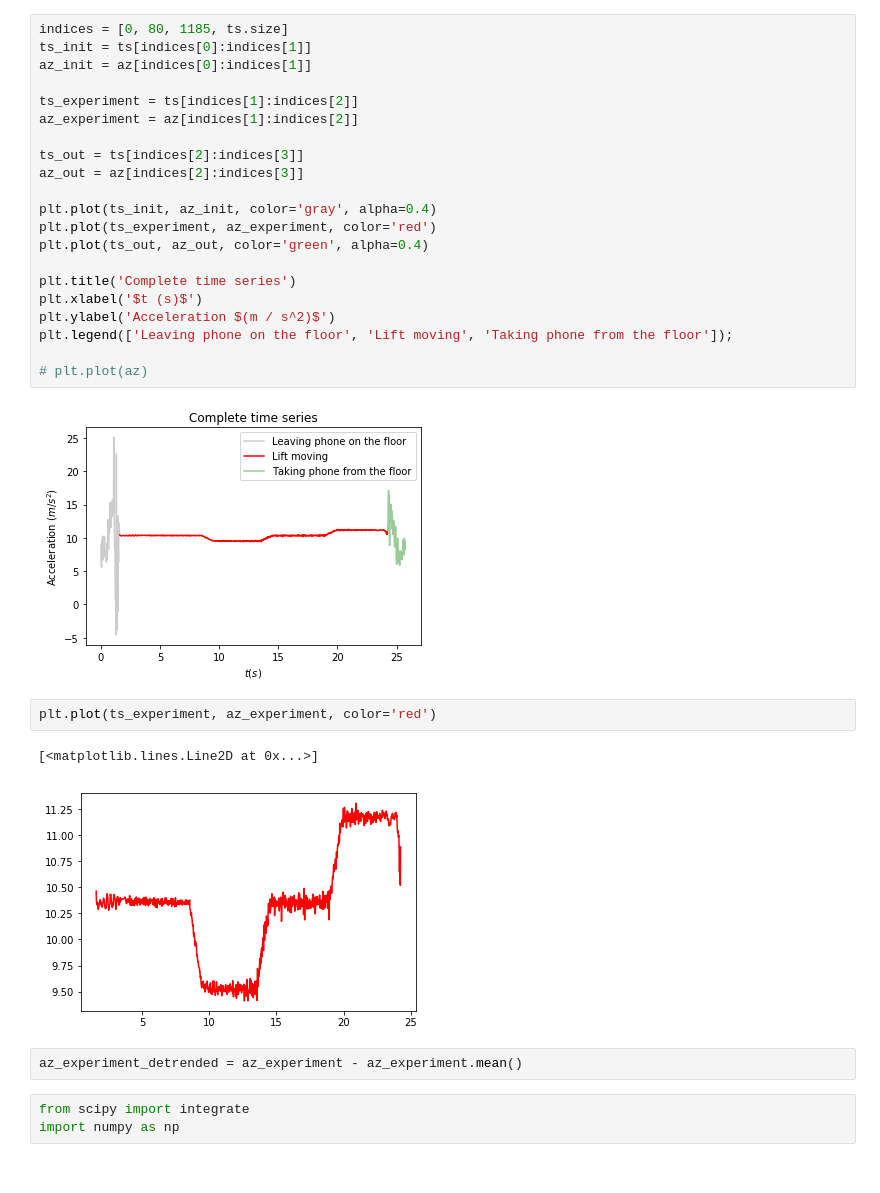
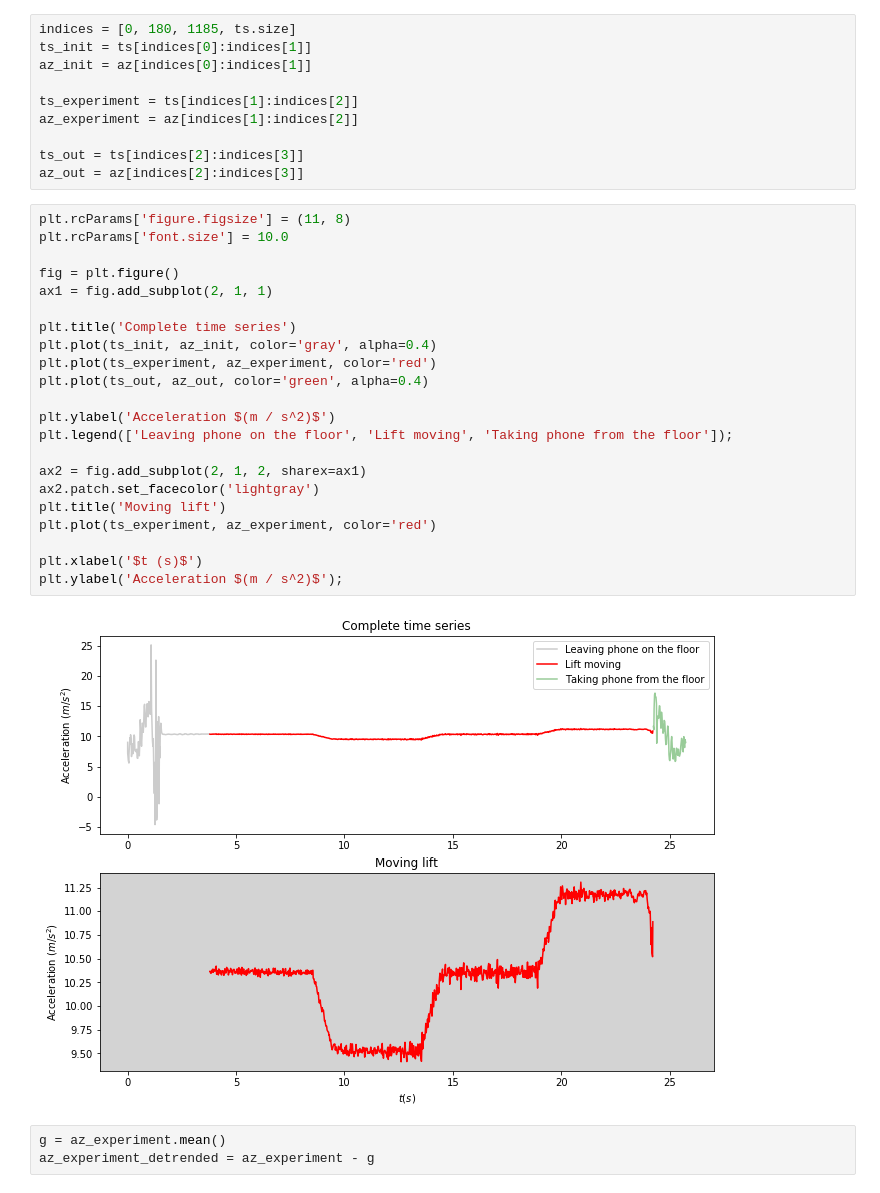
Before and after one commit to PabRod/elevator-tool, a Jupyter notebook: Analysis Skyscrapper.ipynb, the cells around one changed output. Drawn from its saved outputs; the diff is of its cells as text.

```diff
--- a/Analysis Skyscrapper.ipynb
+++ b/Analysis Skyscrapper.ipynb
@@ -23,5 +17,5 @@ data.head()
 # %%
-indices = [0, 80, 1185, ts.size]
+indices = [0, 180, 1185, ts.size]
 ts_init = ts[indices[0]:indices[1]]
 az_init = az[indices[0]:indices[1]]
 
@@ -30,29 +24,33 @@ az_experiment = az[indices[1]:indices[2]]
 
 ts_out = ts[indices[2]:indices[3]]
 az_out = az[indices[2]:indices[3]]
-
-plt.plot(ts_init, az_init, color='gray', alpha=0.4)
-plt.plot(ts_experiment, az_experiment, color='red')
-plt.plot(ts_out, az_out, color='green', alpha=0.4)
-
-plt.title('Complete time series')
-plt.xlabel('$t (s)$')
-plt.ylabel('Acceleration $(m / s^2)$')
-plt.legend(['Leaving phone on the floor', 'Lift moving', 'Taking phone from the floor']);
-
-# plt.plot(az)
-# %% [output]
-[figure, removed]
-# %%
-plt.plot(ts_experiment, az_experiment, color='red')
-# %% [output]
-[<matplotlib.lines.Line2D at 0x...>]
-[figure, removed]
-# %%
-az_experiment_detrended = az_experiment - az_experiment.mean()
-# %%
-from scipy import integrate
-import numpy as np
+# %%
+plt.rcParams['figure.figsize'] = (11, 8)
+plt.rcParams['font.size'] = 10.0
+
+fig = plt.figure()
+ax1 = fig.add_subplot(2, 1, 1)
+
+plt.title('Complete time series')
+plt.plot(ts_init, az_init, color='gray', alpha=0.4)
+plt.plot(ts_experiment, az_experiment, color='red')
+plt.plot(ts_out, az_out, color='green', alpha=0.4)
+
+plt.ylabel('Acceleration $(m / s^2)$')
+plt.legend(['Leaving phone on the floor', 'Lift moving', 'Taking phone from the floor']);
+
+ax2 = fig.add_subplot(2, 1, 2, sharex=ax1)
+ax2.patch.set_facecolor('lightgray')
+plt.title('Moving lift')
+plt.plot(ts_experiment, az_experiment, color='red')
+
+plt.xlabel('$t (s)$')
+plt.ylabel('Acceleration $(m / s^2)$');
+# %% [output]
+[figure, added]
+# %%
+g = az_experiment.mean()
+az_experiment_detrended = az_experiment - g
 # %%
 v = np.zeros(ts_experiment.size-1)
 for i in range(1, ts_experiment.size):
```
Also changed, not shown: parts of 6 cells of this notebook, 1 other file.
